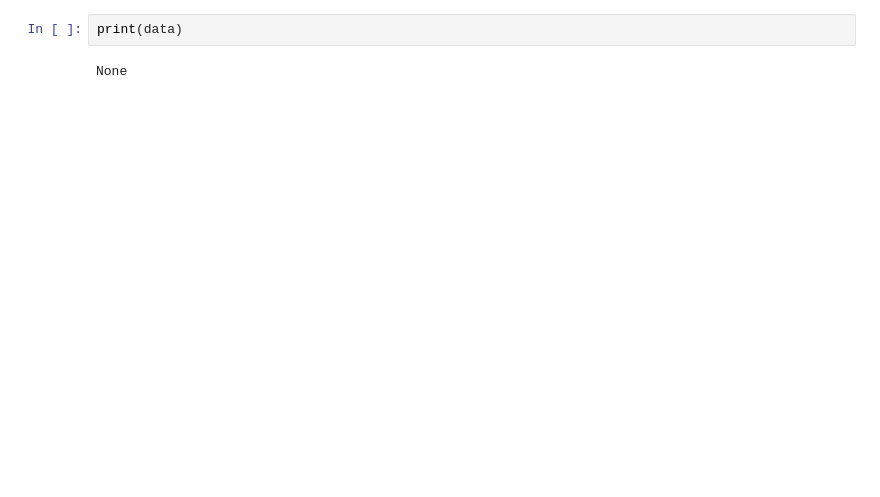
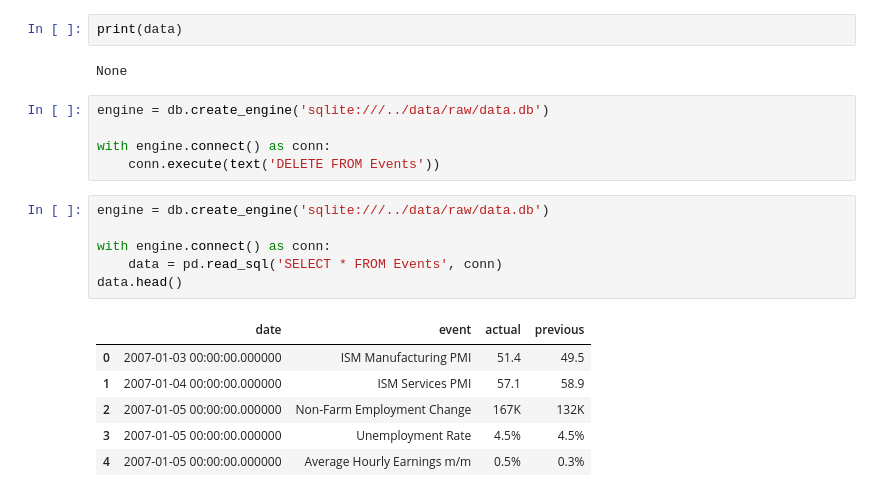
Before and after one commit to iagorivadulla/Market-Regime-ML-Meta-Labeling-System, a Jupyter notebook: src/explore.ipynb, the cells around one changed output. Cells and saved outputs as stored; diff of their text form; blank space fills up the shorter version.

Commit message:
finished events data load function

```diff
--- a/src/explore.ipynb
+++ b/src/explore.ipynb
@@ -465,3 +564,21 @@ get html
 print(data)
 # %% [output]
 None
+# %%
+engine = db.create_engine('sqlite:///../data/raw/data.db')
+
+with engine.connect() as conn:
+    conn.execute(text('DELETE FROM Events'))
+# %%
+engine = db.create_engine('sqlite:///../data/raw/data.db')
+
+with engine.connect() as conn:
+    data = pd.read_sql('SELECT * FROM Events', conn)
+data.head()
+# %% [output]
+|  | date | event | actual | previous |
+| 0 | 2007-01-03 00:00:00.000000 | ISM Manufacturing PMI | 51.4 | 49.5 |
+| 1 | 2007-01-04 00:00:00.000000 | ISM Services PMI | 57.1 | 58.9 |
+| 2 | 2007-01-05 00:00:00.000000 | Non-Farm Employment Change | 167K | 132K |
+| 3 | 2007-01-05 00:00:00.000000 | Unemployment Rate | 4.5% | 4.5% |
+| 4 | 2007-01-05 00:00:00.000000 | Average Hourly Earnings m/m | 0.5% | 0.3% |
```
Also changed, not shown: parts of 2 cells of this notebook, 1 other file.
